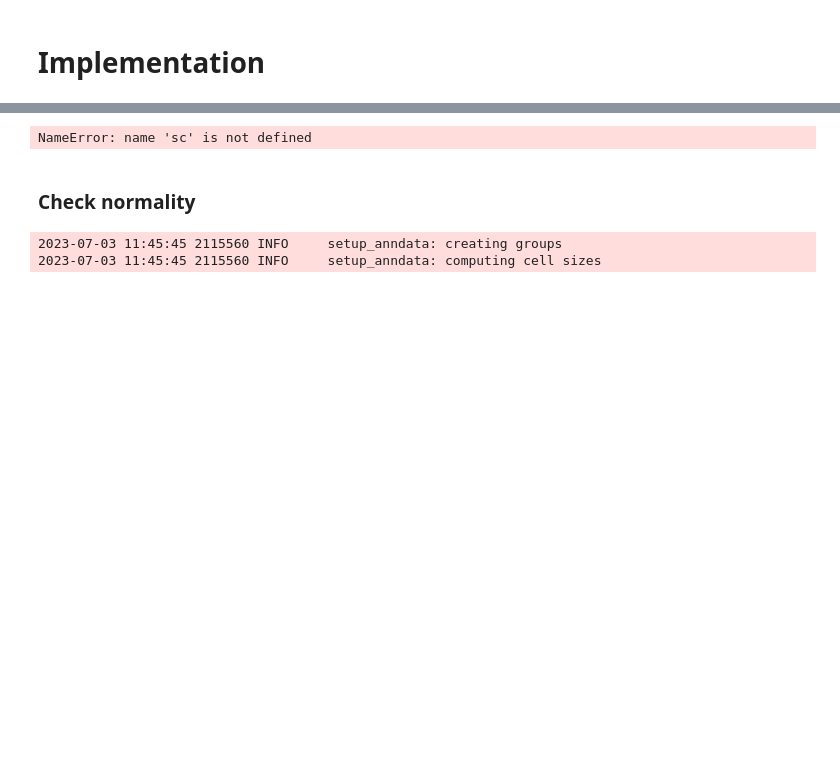
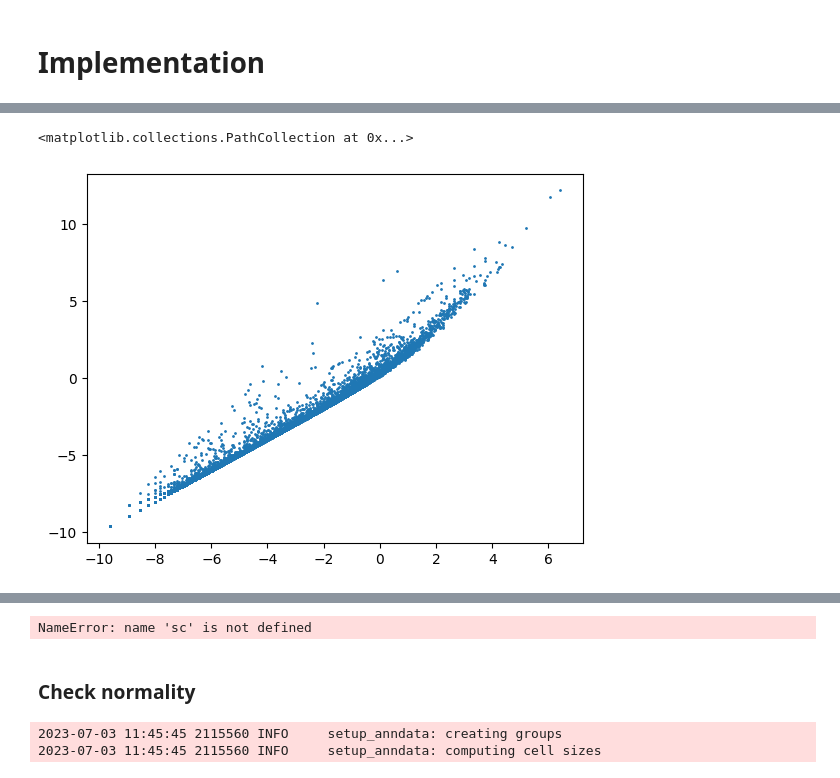
Before and after one commit to mincheoly/memento, a Jupyter notebook: examples/implementation.ipynb, the cells around one changed output, grey strips where cells are left out. Cells and saved outputs as stored; diff of their text form; code cells hidden in the pictures; blank space fills up the shorter version.

```diff
--- a/examples/implementation.ipynb
+++ b/examples/implementation.ipynb
@@ -33,0 +54,5 @@ data_path = '/data_volume/memento/'
+# %%
+plt.scatter(np.log(m),np.log(v), s=1)
+# %% [output]
+<matplotlib.collections.PathCollection at 0x...>
+[figure, added]
```
Also changed, not shown: parts of 20 cells of this notebook, 1 other file.
